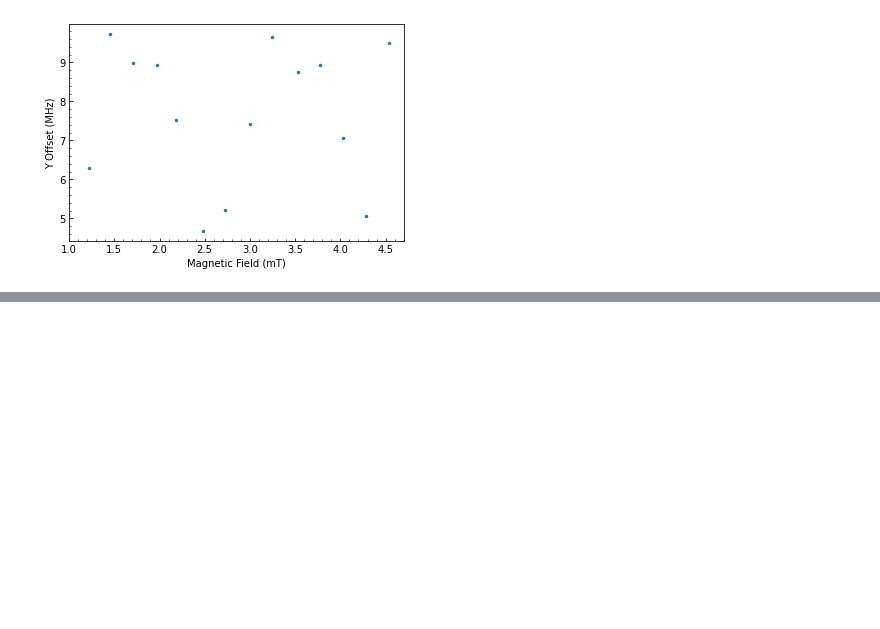
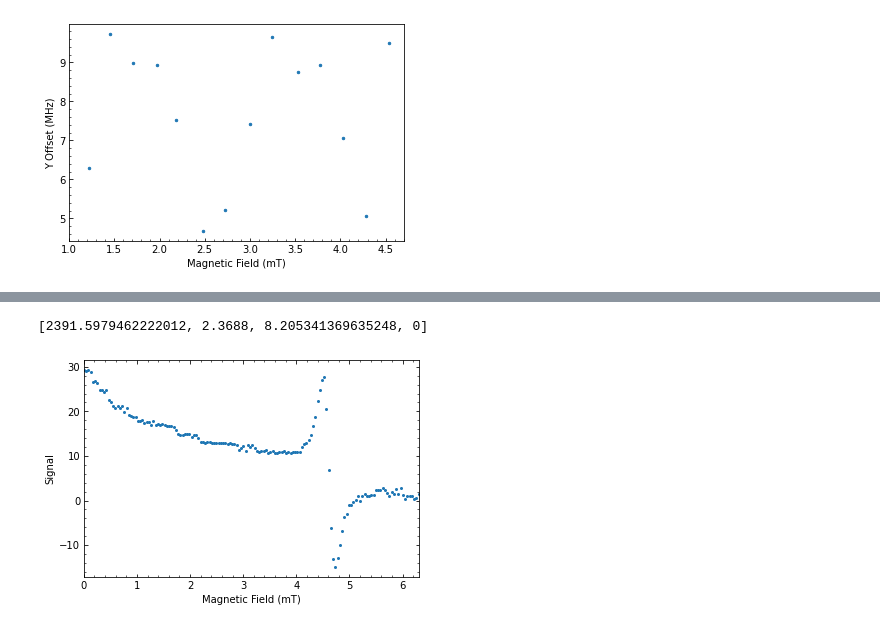
Before and after one commit to matsr22/Phys-382-EPR, a Jupyter notebook: Lock-In data/Data Analysis Jupyter.ipynb, the cells around one changed output, grey strips where cells are left out. Saved outputs shown, nothing was run; the diff lists cells and outputs as text; code cells hidden in the pictures; blank space fills up the shorter version.

```diff
--- a/Lock-In data/Data Analysis Jupyter.ipynb
+++ b/Lock-In data/Data Analysis Jupyter.ipynb
@@ -257,0 +315,50 @@ plt.show()
+# %%
+# High Frequency - Poor Result Plot
+
+
+
+PoorDat = pd.read_excel(r"C:\Users\matth\Downloads\EPR Lock-In Data (2).xlsx",None)
+
+AmpData = (PoorDat["72.2"]["Amplitude"]).to_numpy()
+MagneticData = (PoorDat["72.2"]["MagField"]).to_numpy()
+
+maxLoc = MagneticData[np.argmax(AmpData)]
+minLoc = MagneticData[np.argmin(AmpData)]
+centre = (minLoc-maxLoc)/2 + maxLoc
+
+guessGuass =[-(np.max(AmpData)/0.60653)*minLoc-maxLoc,centre, ((minLoc-maxLoc)/2),0]
+guessLorentz = [((np.max(AmpData))*(((minLoc-maxLoc)/2)/0.28869)**2)/0.826,centre, ((minLoc-maxLoc)/2)/0.28869,0]
+
+print(guessLorentz)
+
+funcUsed = lorentzDerivative
+
+#popt, pcov = scipy.optimize.curve_fit(funcUsed, MagneticData, AmpData, p0=guessLorentz)
+
+#print(popt)
+
+#Amp, Loc, SDev,d = popt
+
+#AmpErr,LocErr,SDevErr,dErr = sqrt(diag(pcov))
+
+#AmpGuess,LocGuess,SDevGuess,d2 = guessLorentz
+#signalData = funcUsed(MagneticData,Amp,Loc,SDev,d)
+fig, ax = plt.subplots()
+#ax.plot(MagneticData,signalData)
+ax.scatter(MagneticData,AmpData,s=4)
+ax.set_xlabel("Magnetic Field (mT)")
+ax.set_ylabel("Signal")
+ax.set_xlim(left=MagneticData[0],right = MagneticData[-1])
+ax.tick_params(which='both',direction = 'in',top=True,right=True)
+ax.minorticks_on()
+plt.savefig(os.path.join(r"C:\Users\matth\Documents\Phys 382\Lock-In data\Finalised Plots",str(int(float("72.2")*1000)))+" High Freq Error "+"Hz"+".jpg",bbox_inches='tight',dpi=400)
+
+plt.show()
+
+figData = "Metadata:\n\nAmp: {}±{} \nX offset: {}±{}\nWidth/SDev: {}±{}\nY offset: {}±{}".format(Amp,AmpErr,Loc,LocErr,SDev,SDevErr,d,dErr)
+f = open(os.path.join(r"C:\Users\matth\Documents\Phys 382\Lock-In data\Finalised Plots",str(int(float("72.2")*1000)))+" High Freq Error "+"Hz"+".txt",'w')
+f.write(figData)
+f.close()
+# %% [output]
+[2391.5979462222012, 2.3688, 8.205341369635248, 0]
+[figure, added]
```
Also changed, not shown: parts of 4 cells of this notebook, 4 other files.
